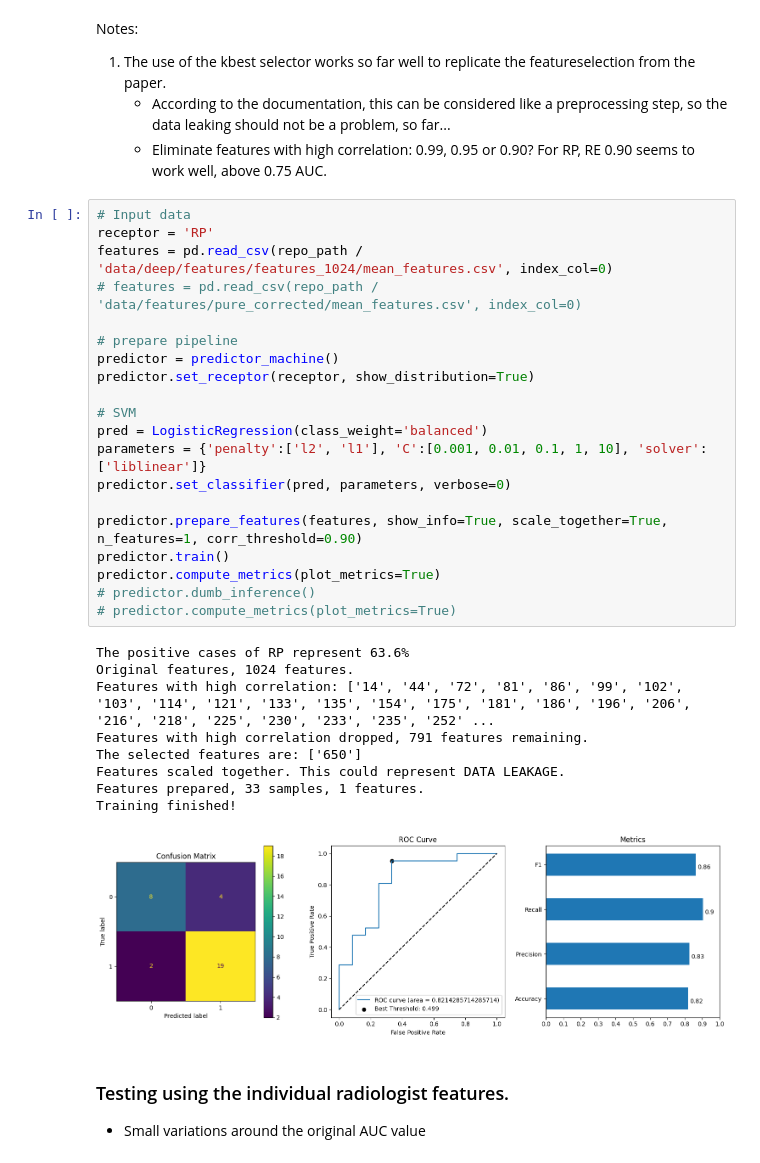
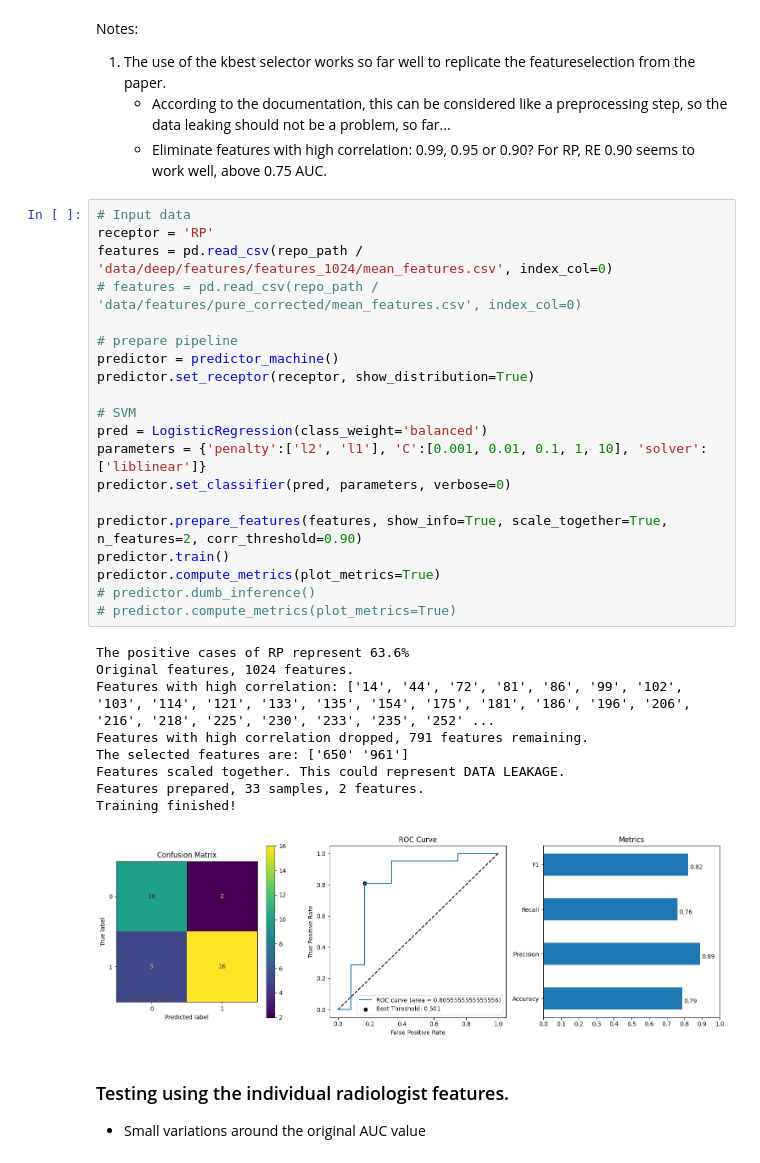
Before and after one commit to Likalto4/Added_value_feature_uncertainty, a Jupyter notebook: deep/machine_learning/trainig_pipeline.ipynb, the cells around one changed output. Saved outputs shown, nothing was run; the diff lists cells and outputs as text.

```diff
--- a/deep/machine_learning/trainig_pipeline.ipynb
+++ b/deep/machine_learning/trainig_pipeline.ipynb
@@ -441,33 +479,33 @@ Notes:
 # %%
 # Input data
 receptor = 'RP'
 features = pd.read_csv(repo_path / 'data/deep/features/features_1024/mean_features.csv', index_col=0)
 # features = pd.read_csv(repo_path / 'data/features/pure_corrected/mean_features.csv', index_col=0)
 
 # prepare pipeline
 predictor = predictor_machine()
 predictor.set_receptor(receptor, show_distribution=True)
 
 # SVM
 pred = LogisticRegression(class_weight='balanced')
 parameters = {'penalty':['l2', 'l1'], 'C':[0.001, 0.01, 0.1, 1, 10], 'solver':['liblinear']}
 predictor.set_classifier(pred, parameters, verbose=0)
 
-predictor.prepare_features(features, show_info=True, scale_together=True, n_features=1, corr_threshold=0.90)
+predictor.prepare_features(features, show_info=True, scale_together=True, n_features=2, corr_threshold=0.90)
 predictor.train()
 predictor.compute_metrics(plot_metrics=True)
 # predictor.dumb_inference()
 # predictor.compute_metrics(plot_metrics=True)
 # %% [output]
 The positive cases of RP represent 63.6%
 Original features, 1024 features.
 Features with high correlation: ['14', '44', '72', '81', '86', '99', '102', '103', '114', '121', '133', '135', '154', '175', '181', '186', '196', '206', '216', '218', '225', '230', '233', '235', '252' ...
 Features with high correlation dropped, 791 features remaining.
-The selected features are: ['650']
+The selected features are: ['650' '961']
 Features scaled together. This could represent DATA LEAKAGE.
-Features prepared, 33 samples, 1 features.
+Features prepared, 33 samples, 2 features.
 Training finished!
-[figure, old version]
+[figure, new version]
 # %% [markdown]
 ### Testing using the individual radiologist features.
 - Small variations around the original AUC value
```
Also changed, not shown: parts of 14 cells of this notebook, 1 other file.
